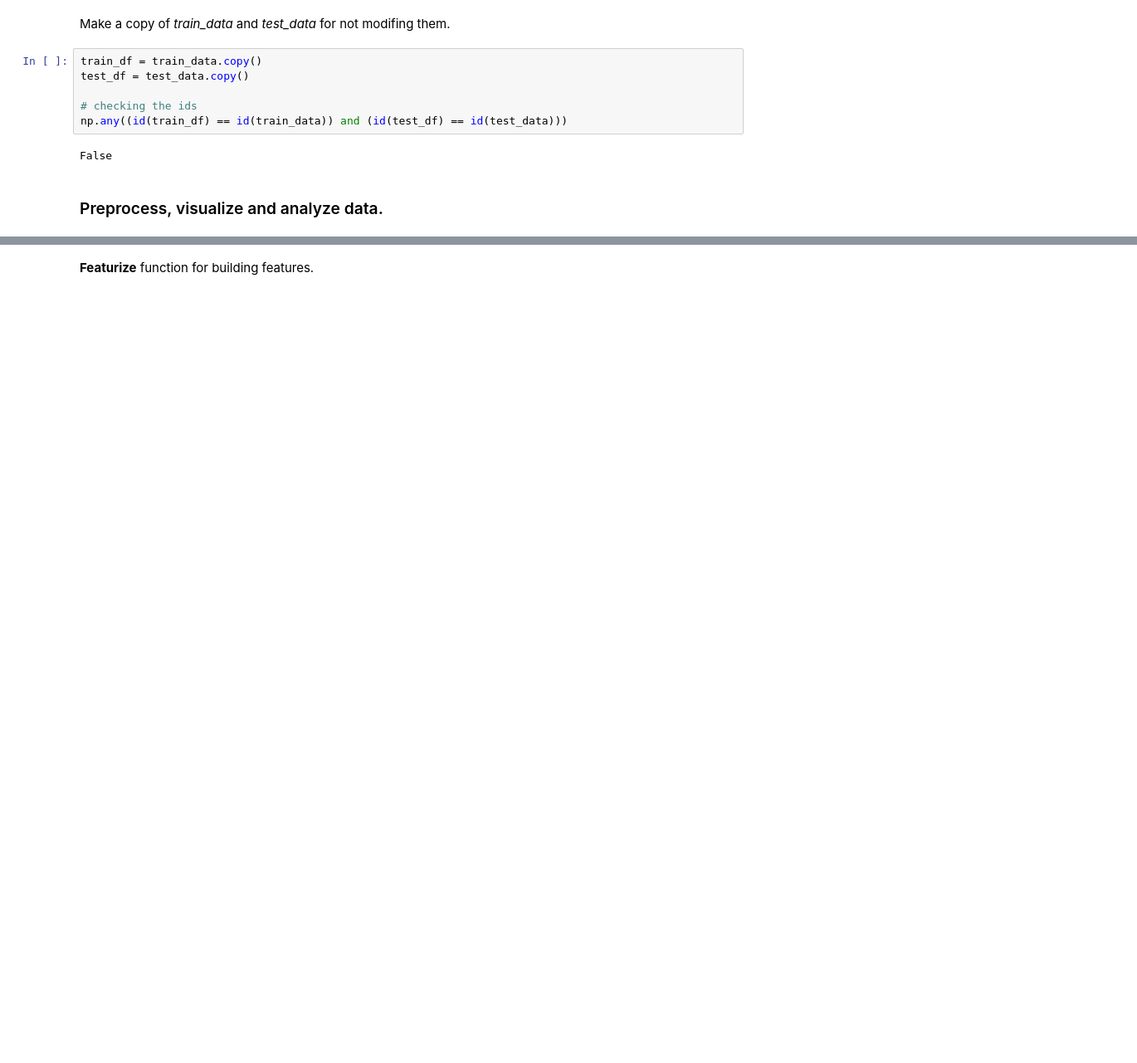
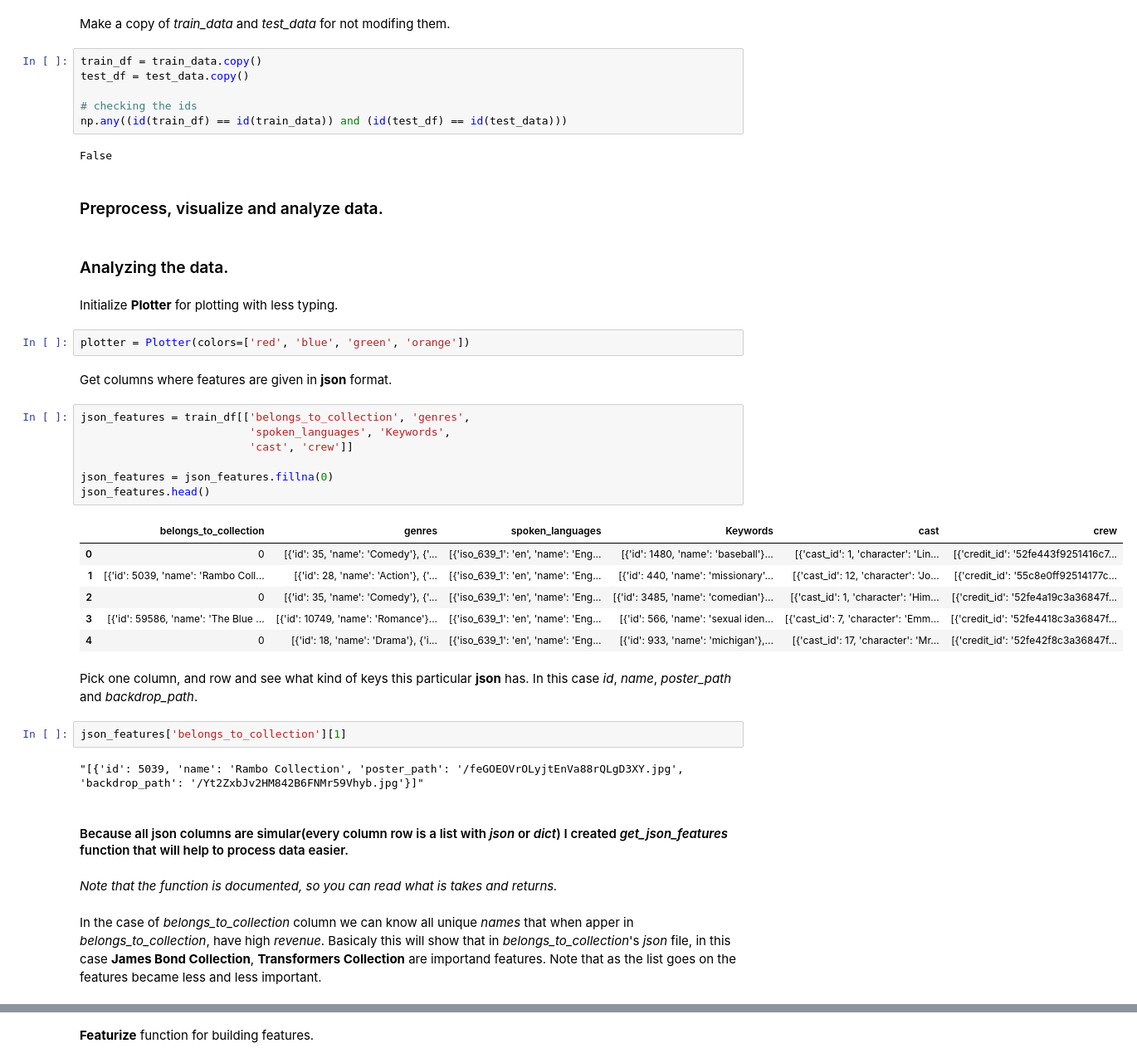
Before and after one commit to tigofat/kaggle_competition, a Jupyter notebook: main_notebook.ipynb, the cells around one changed output, grey strips where cells are left out. Shown at 83% size. Drawn from its saved outputs; the diff is of its cells as text; blank space fills up the shorter version.

Commit message:
Add json feature processing support.

```diff
--- a/main_notebook.ipynb
+++ b/main_notebook.ipynb
@@ -68,3 +72,39 @@ np.any((id(train_df) == id(train_data)) and (id(test_df) == id(test_data)))
 False
 # %% [markdown]
 ### Preprocess, visualize and analyze data.
+# %% [markdown]
+### Analyzing the data.
+# %% [markdown]
+Initialize **Plotter** for plotting with less typing.
+# %%
+plotter = Plotter(colors=['red', 'blue', 'green', 'orange'])
+# %% [markdown]
+Get columns where features are given in **json** format.
+# %%
+json_features = train_df[['belongs_to_collection', 'genres',
+                          'spoken_languages', 'Keywords',
+                          'cast', 'crew']]
+
+json_features = json_features.fillna(0)
+json_features.head()
+# %% [output]
+|  | belongs_to_collection | genres | spoken_languages | Keywords | cast | crew |
+| 0 | 0 | [{'id': 35, 'name': 'Comedy'}, {'... | [{'iso_639_1': 'en', 'name': 'Eng... | [{'id': 1480, 'name': 'baseball'}... | [{'cast_id': 1, 'character': 'Lin... | [{'credit_id': '52fe443f9251416c7... |
+| 1 | [{'id': 5039, 'name': 'Rambo Coll... | [{'id': 28, 'name': 'Action'}, {'... | [{'iso_639_1': 'en', 'name': 'Eng... | [{'id': 440, 'name': 'missionary'... | [{'cast_id': 12, 'character': 'Jo... | [{'credit_id': '55c8e0ff92514177c... |
+| 2 | 0 | [{'id': 35, 'name': 'Comedy'}, {'... | [{'iso_639_1': 'en', 'name': 'Eng... | [{'id': 3485, 'name': 'comedian'}... | [{'cast_id': 1, 'character': 'Him... | [{'credit_id': '52fe4a19c3a36847f... |
+| 3 | [{'id': 59586, 'name': 'The Blue ... | [{'id': 10749, 'name': 'Romance'}... | [{'iso_639_1': 'en', 'name': 'Eng... | [{'id': 566, 'name': 'sexual iden... | [{'cast_id': 7, 'character': 'Emm... | [{'credit_id': '52fe4418c3a36847f... |
+| 4 | 0 | [{'id': 18, 'name': 'Drama'}, {'i... | [{'iso_639_1': 'en', 'name': 'Eng... | [{'id': 933, 'name': 'michigan'},... | [{'cast_id': 17, 'character': 'Mr... | [{'credit_id': '52fe42f8c3a36847f... |
+# %% [markdown]
+Pick one column, and row and see what kind of keys this particular **json** has.
+In this case *id*, *name*, *poster_path* and *backdrop_path*.
+# %%
+json_features['belongs_to_collection'][1]
+# %% [output]
+"[{'id': 5039, 'name': 'Rambo Collection', 'poster_path': '/feGOEOVrOLyjtEnVa88rQLgD3XY.jpg', 'backdrop_path': '/Yt2ZxbJv2HM842B6FNMr59Vhyb.jpg'}]"
+# %% [markdown]
+#### Because all json columns are simular(every column row is a list with *json* or *dict*) I created *get_json_features* function that will help to process data easier.
+# %% [markdown]
+*Note that the function is documented, so you can read what is takes and returns.*
+# %% [markdown]
+In the case of *belongs_to_collection* column we can know all unique *names* that when apper in *belongs_to_collection*, have high *revenue*. Basicaly this will show that in *belongs_to_collection*'s
+*json* file, in this case **James Bond Collection**, **Transformers Collection** are importand features. Note that as the list goes on the features became less and less important.
```
Also changed, not shown: parts of 7 cells of this notebook, 2 other files.
